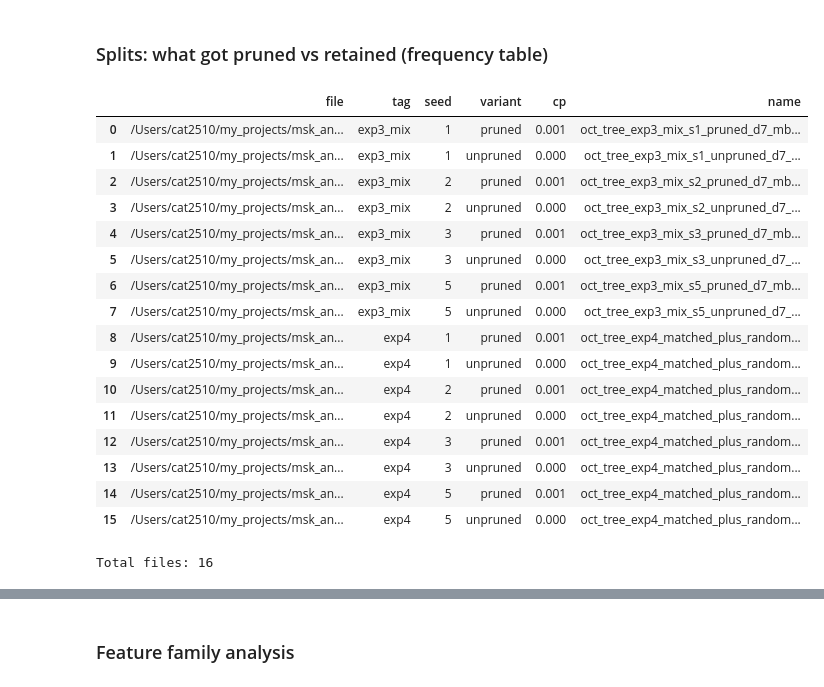
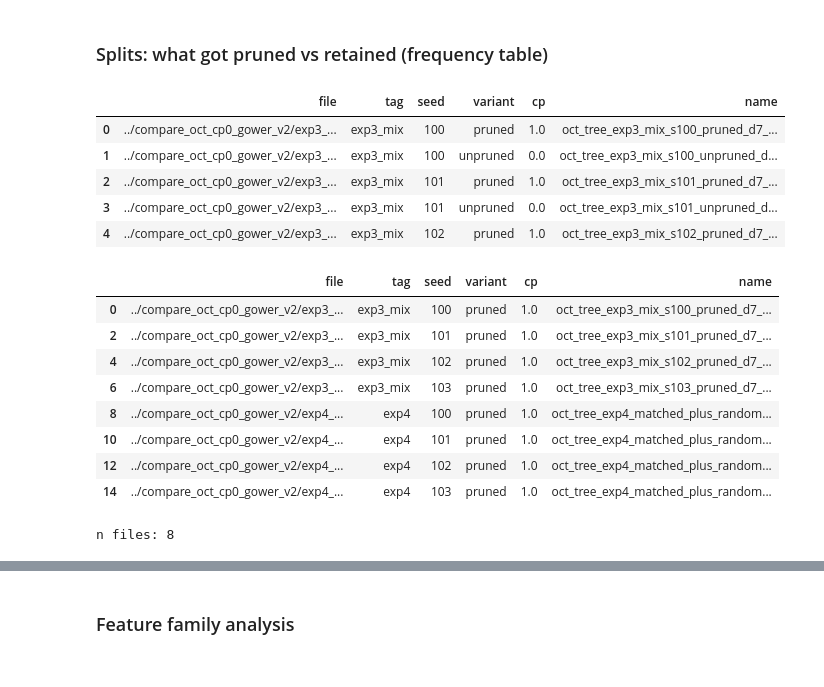
Before and after one commit to cat2510/optimization_guided_curation_ICML, a Jupyter notebook: msk_analysis/scripts/compare_oct_cp0_visual.ipynb, the cells around one changed output, grey strips where cells are left out. Saved outputs shown, nothing was run; the diff lists cells and outputs as text; code cells hidden in the pictures.

```diff
--- a/msk_analysis/scripts/compare_oct_cp0_visual.ipynb
+++ b/msk_analysis/scripts/compare_oct_cp0_visual.ipynb
@@ -2,7 +2,7 @@
 import pandas as pd, numpy as np, glob, os
 import matplotlib.pyplot as plt
 
-ROOT = "../compare_oct_cp0_rnd_v_exp4_train_sets"
+ROOT = "../compare_oct_cp0_gower_v2/"
 sum_path = os.path.join(ROOT, "tree_inspection_summary.csv")
 df = pd.read_csv(sum_path)
 
@@ -43,25 +42,0 @@ wide[["seed","delta_un_pr_auc_exp4_minus_exp3","delta_pr_pr_auc_exp4_minus_exp3"
-# %%
-#2) Leaf composition: visualize how pruning changes leaf purity/size
-#Helper to load leaf files for all seeds/tags
-import re
-
-def load_leaf_files(root, tag, seed, split="train", variant="unpruned"):
-    path = os.path.join(root, f"{tag}_s{seed}", f"leaf_{split}_{variant}.csv")
-    df = pd.read_csv(path)
-    df["tag"] = tag
-    df["seed"] = seed
-    df["split"] = split
-    df["variant"] = variant
-    return df
-
-tags = df["tag"].unique().tolist()
-seeds = sorted(df["seed"].unique())
-
-leaf_all = []
-for tag in tags:
-    for s in seeds:
-        for split in ["train","test"]:
-            for variant in ["unpruned","pruned"]:
-                leaf_all.append(load_leaf_files(ROOT, tag, s, split=split, variant=variant))
-leaf_all = pd.concat(leaf_all, ignore_index=True)
-leaf_all.head()
@@ -123,7 +48,7 @@ import numpy as np
 import pandas as pd
 from pathlib import Path
 
-BASE = Path("/Users/cat2510/my_projects/msk_analysis/compare_oct_cp0_rnd_v_exp4")
+BASE = Path(ROOT)
 
 def parse_metadata_from_path(path: Path):
     s = path.as_posix()
@@ -143,51 +68,54 @@ def parse_metadata_from_path(path: Path):
 
     # variant from filename
     if "unpruned" in name:
         variant = "unpruned"
     elif "pruned" in name:
         variant = "pruned"
     else:
         variant = "unknown"
 
     # cp from filename
     m_cp = re.search(r"_cp([0-9.]+)", name)
     cp = float(m_cp.group(1)) if m_cp else np.nan
 
     return tag, seed, variant, cp
 
-all_split_files = sorted(BASE.rglob("*_splits.csv"))
 
 meta_rows = []
-for p in all_split_files:
+for p in sorted(BASE.rglob("*_splits.csv")):
     tag, seed, variant, cp = parse_metadata_from_path(p)
     meta_rows.append({
         "file": str(p),
         "tag": tag,
         "seed": seed,
         "variant": variant,
         "cp": cp,
         "name": p.name,
     })
 
 files_df = pd.DataFrame(meta_rows)
-display(files_df.sort_values(["tag", "seed", "variant", "cp"]).head(50))
-print("Total files:", len(files_df))
+display(files_df.head())
+target_files = files_df[files_df["variant"] == "pruned"].copy()
+
+# keep only exp3 and exp4 tags
+target_files = target_files[target_files["tag"].isin(["exp3_mix", "exp4"])].copy()
+
+display(target_files.sort_values(["tag", "seed", "cp"]))
+print("n files:", len(target_files))
 # %% [output]
 |  | file | tag | seed | variant | cp | name |
-| 0 | /Users/cat2510/my_projects/msk_an... | exp3_mix | 1 | pruned | 0.001 | oct_tree_exp3_mix_s1_pruned_d7_mb... |
-| 1 | /Users/cat2510/my_projects/msk_an... | exp3_mix | 1 | unpruned | 0.000 | oct_tree_exp3_mix_s1_unpruned_d7_... |
-| 2 | /Users/cat2510/my_projects/msk_an... | exp3_mix | 2 | pruned | 0.001 | oct_tree_exp3_mix_s2_pruned_d7_mb... |
-| 3 | /Users/cat2510/my_projects/msk_an... | exp3_mix | 2 | unpruned | 0.000 | oct_tree_exp3_mix_s2_unpruned_d7_... |
-| 4 | /Users/cat2510/my_projects/msk_an... | exp3_mix | 3 | pruned | 0.001 | oct_tree_exp3_mix_s3_pruned_d7_mb... |
-| 5 | /Users/cat2510/my_projects/msk_an... | exp3_mix | 3 | unpruned | 0.000 | oct_tree_exp3_mix_s3_unpruned_d7_... |
-| 6 | /Users/cat2510/my_projects/msk_an... | exp3_mix | 5 | pruned | 0.001 | oct_tree_exp3_mix_s5_pruned_d7_mb... |
-| 7 | /Users/cat2510/my_projects/msk_an... | exp3_mix | 5 | unpruned | 0.000 | oct_tree_exp3_mix_s5_unpruned_d7_... |
-| 8 | /Users/cat2510/my_projects/msk_an... | exp4 | 1 | pruned | 0.001 | oct_tree_exp4_matched_plus_random... |
-| 9 | /Users/cat2510/my_projects/msk_an... | exp4 | 1 | unpruned | 0.000 | oct_tree_exp4_matched_plus_random... |
-| 10 | /Users/cat2510/my_projects/msk_an... | exp4 | 2 | pruned | 0.001 | oct_tree_exp4_matched_plus_random... |
-| 11 | /Users/cat2510/my_projects/msk_an... | exp4 | 2 | unpruned | 0.000 | oct_tree_exp4_matched_plus_random... |
-| 12 | /Users/cat2510/my_projects/msk_an... | exp4 | 3 | pruned | 0.001 | oct_tree_exp4_matched_plus_random... |
-| 13 | /Users/cat2510/my_projects/msk_an... | exp4 | 3 | unpruned | 0.000 | oct_tree_exp4_matched_plus_random... |
-| 14 | /Users/cat2510/my_projects/msk_an... | exp4 | 5 | pruned | 0.001 | oct_tree_exp4_matched_plus_random... |
-| 15 | /Users/cat2510/my_projects/msk_an... | exp4 | 5 | unpruned | 0.000 | oct_tree_exp4_matched_plus_random... |
+| 0 | ../compare_oct_cp0_gower_v2/exp3_... | exp3_mix | 100 | pruned | 1.0 | oct_tree_exp3_mix_s100_pruned_d7_... |
+| 1 | ../compare_oct_cp0_gower_v2/exp3_... | exp3_mix | 100 | unpruned | 0.0 | oct_tree_exp3_mix_s100_unpruned_d... |
+| 2 | ../compare_oct_cp0_gower_v2/exp3_... | exp3_mix | 101 | pruned | 1.0 | oct_tree_exp3_mix_s101_pruned_d7_... |
+| 3 | ../compare_oct_cp0_gower_v2/exp3_... | exp3_mix | 101 | unpruned | 0.0 | oct_tree_exp3_mix_s101_unpruned_d... |
+| 4 | ../compare_oct_cp0_gower_v2/exp3_... | exp3_mix | 102 | pruned | 1.0 | oct_tree_exp3_mix_s102_pruned_d7_... |
+|  | file | tag | seed | variant | cp | name |
+| 0 | ../compare_oct_cp0_gower_v2/exp3_... | exp3_mix | 100 | pruned | 1.0 | oct_tree_exp3_mix_s100_pruned_d7_... |
+| 2 | ../compare_oct_cp0_gower_v2/exp3_... | exp3_mix | 101 | pruned | 1.0 | oct_tree_exp3_mix_s101_pruned_d7_... |
+| 4 | ../compare_oct_cp0_gower_v2/exp3_... | exp3_mix | 102 | pruned | 1.0 | oct_tree_exp3_mix_s102_pruned_d7_... |
+| 6 | ../compare_oct_cp0_gower_v2/exp3_... | exp3_mix | 103 | pruned | 1.0 | oct_tree_exp3_mix_s103_pruned_d7_... |
+| 8 | ../compare_oct_cp0_gower_v2/exp4_... | exp4 | 100 | pruned | 1.0 | oct_tree_exp4_matched_plus_random... |
+| 10 | ../compare_oct_cp0_gower_v2/exp4_... | exp4 | 101 | pruned | 1.0 | oct_tree_exp4_matched_plus_random... |
+| 12 | ../compare_oct_cp0_gower_v2/exp4_... | exp4 | 102 | pruned | 1.0 | oct_tree_exp4_matched_plus_random... |
+| 14 | ../compare_oct_cp0_gower_v2/exp4_... | exp4 | 103 | pruned | 1.0 | oct_tree_exp4_matched_plus_random... |
-Total files: 16
+n files: 8
```
Also changed, not shown: parts of 42 cells of this notebook, 24 other files.
